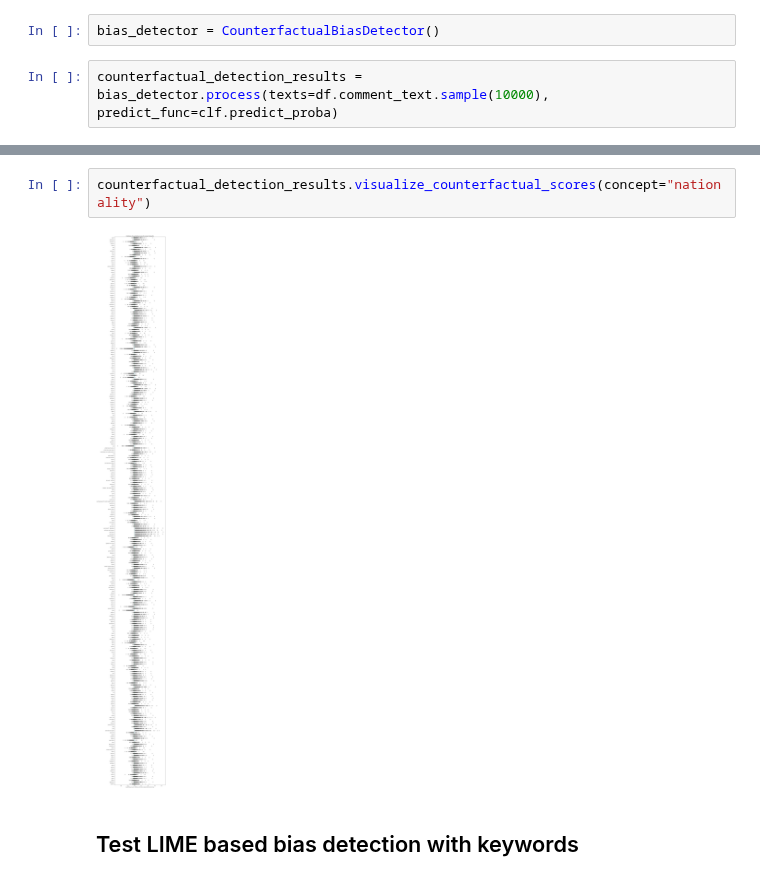
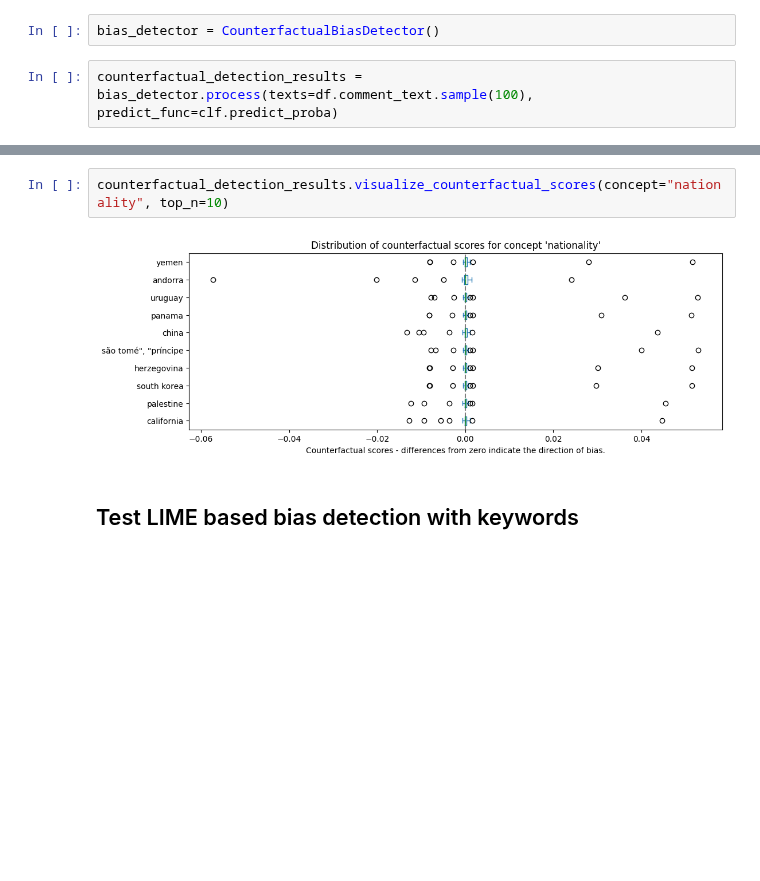
Before and after one commit to biaslyze-dev/biaslyze, a Jupyter notebook: notebooks/test-0.0.1-toxic-comments.ipynb, the cells around one changed output, grey strips where cells are left out. Cells and saved outputs as stored; diff of their text form; blank space fills up the shorter version.

Commit message:
Update plotting functionallity with selection of top_n and sorted

```diff
--- a/notebooks/test-0.0.1-toxic-comments.ipynb
+++ b/notebooks/test-0.0.1-toxic-comments.ipynb
@@ -117,5 +117,5 @@ from biaslyze.bias_detectors import LimeKeywordBiasDetector, CounterfactualBiasD
 # %%
 bias_detector = CounterfactualBiasDetector()
 # %%
-counterfactual_detection_results = bias_detector.process(texts=df.comment_text.sample(10000), predict_func=clf.predict_proba)
+counterfactual_detection_results = bias_detector.process(texts=df.comment_text.sample(100), predict_func=clf.predict_proba)
 # %% [output]
@@ -155,7 +154,7 @@ counterfactual_detection_results.visualize_counterfactual_scores(concept="religi
 # %%
-counterfactual_detection_results.visualize_counterfactual_scores(concept="nationality")
+counterfactual_detection_results.visualize_counterfactual_scores(concept="nationality", top_n=10)
 # %% [output]
-[figure, old version]
+[figure, new version]
 # %% [markdown]
 ## Test LIME based bias detection with keywords
 # %%
```
Also changed, not shown: parts of 4 cells of this notebook, 2 other files.
